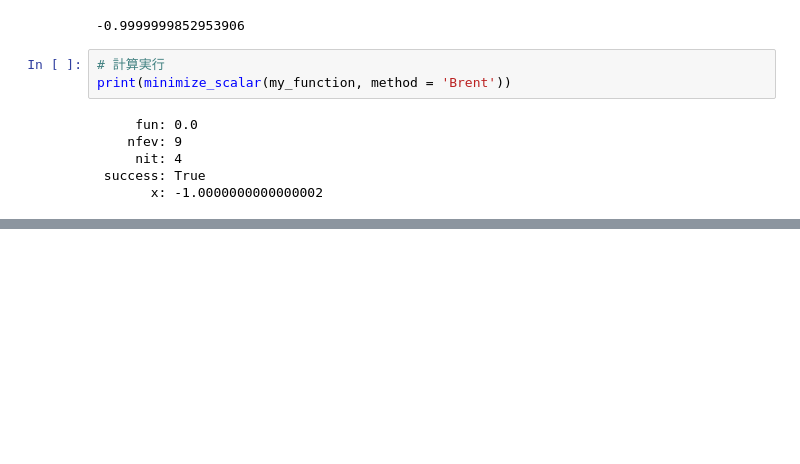
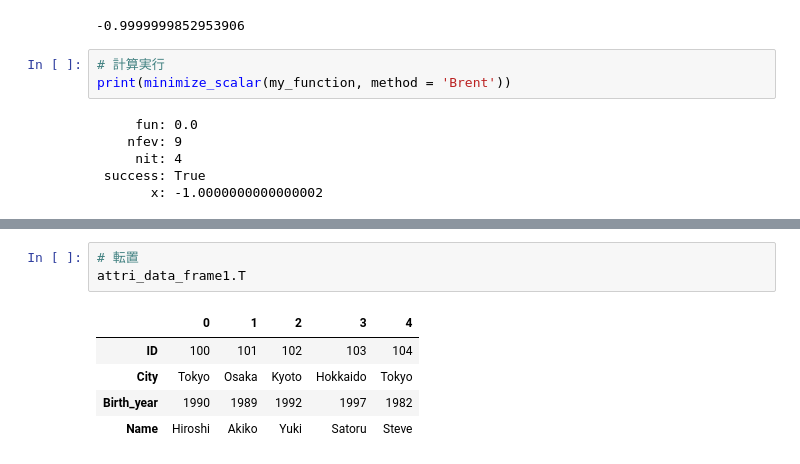
Before and after one commit to HidehikoMURAO/Data-Scientist-Training-Course, a Jupyter notebook: Chapter 2.ipynb, the cells around one changed output, grey strips where cells are left out. Drawn from its saved outputs; the diff is of its cells as text; blank space fills up the shorter version.

```diff
--- a/Chapter 2.ipynb
+++ b/Chapter 2.ipynb
@@ -258,0 +338,9 @@ print(minimize_scalar(my_function, method = 'Brent'))
+# %%
+# 転置
+attri_data_frame1.T
+# %% [output]
+|  | 0 | 1 | 2 | 3 | 4 |
+| ID | 100 | 101 | 102 | 103 | 104 |
+| City | Tokyo | Osaka | Kyoto | Hokkaido | Tokyo |
+| Birth_year | 1990 | 1989 | 1992 | 1997 | 1982 |
+| Name | Hiroshi | Akiko | Yuki | Satoru | Steve |
```
Also changed, not shown: parts of 28 cells of this notebook.
